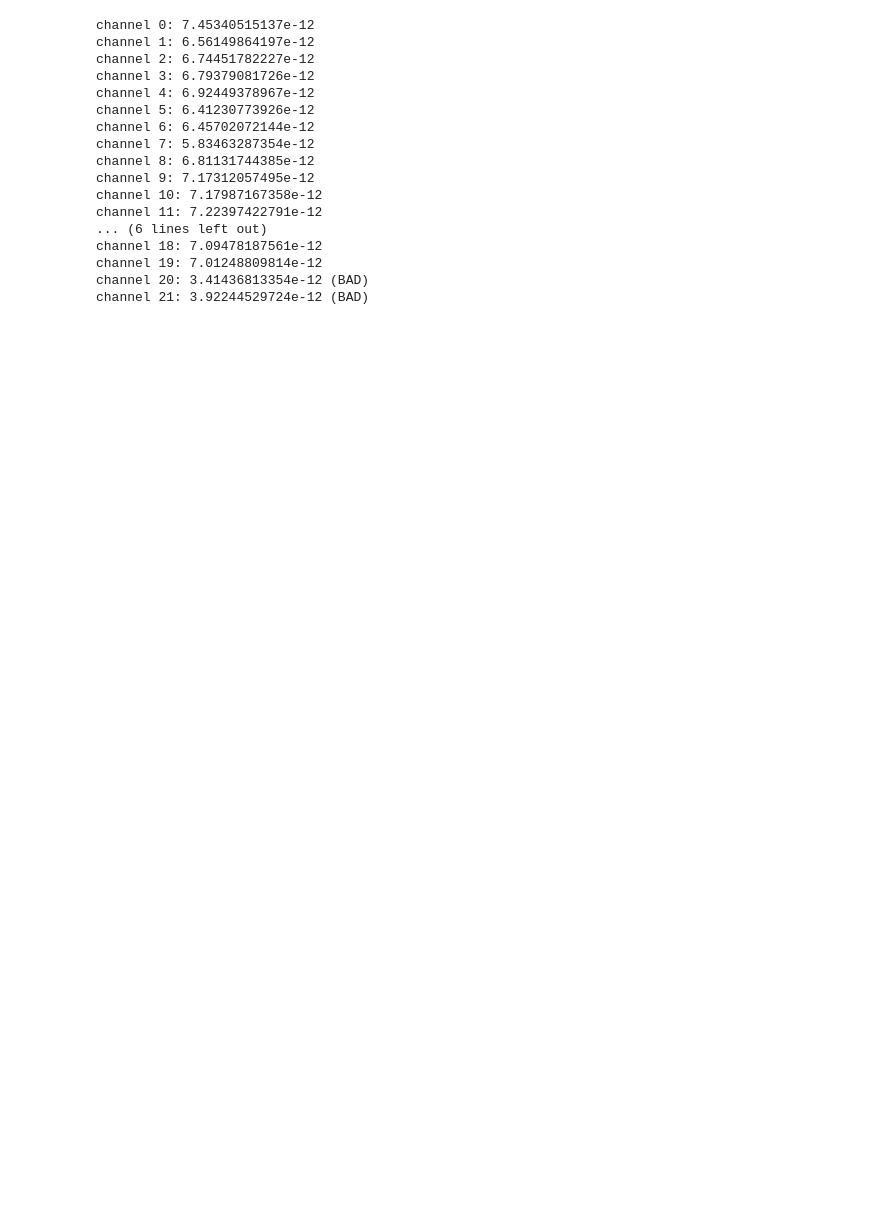
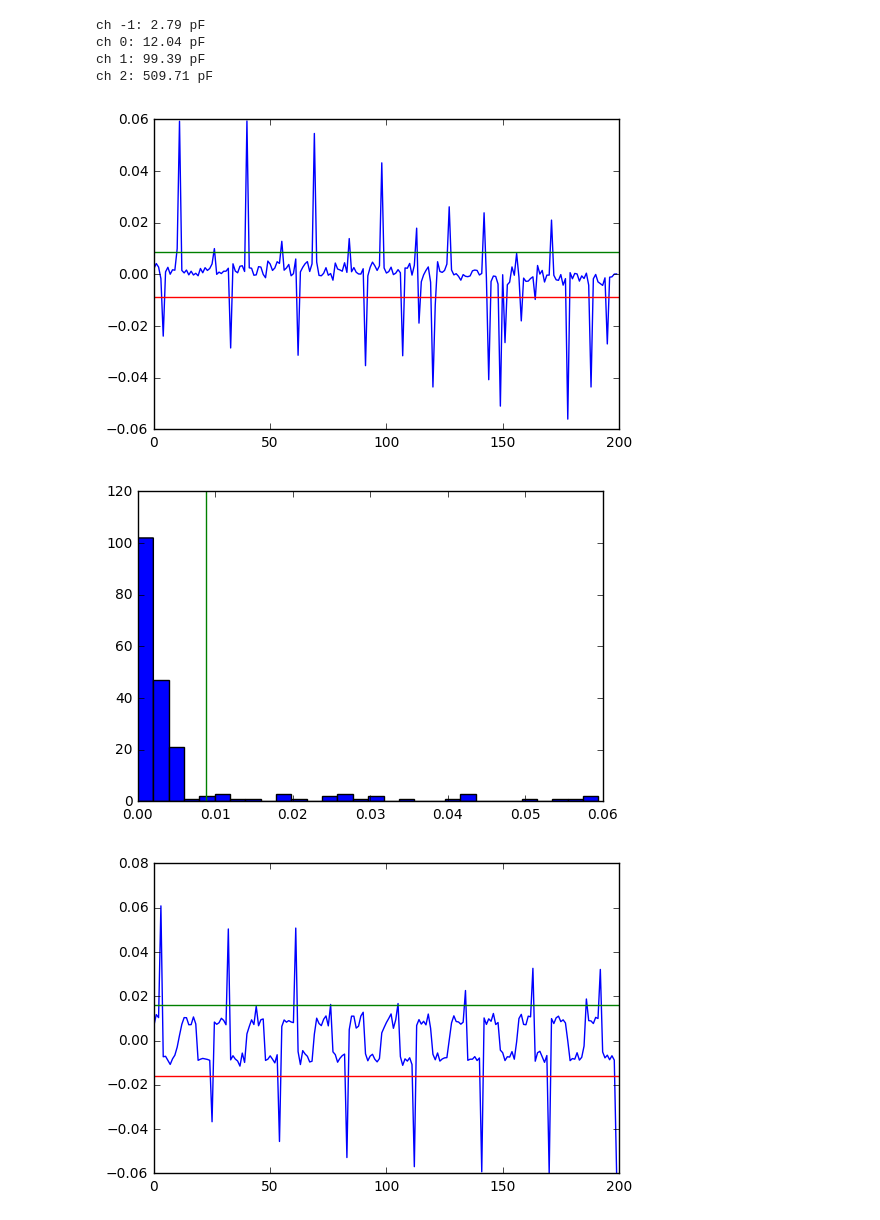
Before and after one commit to Blue-Ocean-Technologies-Inc/dropbot.py, a Jupyter notebook: dropbot/notebooks/test_switches.ipynb, the cells around one changed output. Cells and saved outputs as stored; diff of their text form; code cells hidden in the pictures; blank space fills up the shorter version.

```diff
--- a/dropbot/notebooks/test_switches.ipynb
+++ b/dropbot/notebooks/test_switches.ipynb
@@ -80,56 +123,58 @@ rms_error = 2.7%
+# %%
+import teensy_minimal_rpc as tmr
+import teensy_minimal_rpc.adc_sampler
+
+n_samples = 200
+gain_power = 5
+
+#sampling_rate, adc_settings, adc_sampler = \
+#    proxy.analog_reads_config('PGA0', n_samples, gain_power=gain_power)
+
+sampling_rate, adc_settings, adc_sampler = \
+    proxy.analog_reads_config('A11', n_samples)
 # %%
 # test channels using the test-board
 
 def sample_feedback(i, plot=False, n_samples=50, gain_power=5):
     c = proxy.select_on_board_test_capacitor(i)
-    time.sleep(.5)
-    sampling_rate, adc_settings, df_volts, df_adc_results = proxy.analog_reads('PGA0', n_samples, gain_power=gain_power)
+    time.sleep(.05)
+    df_adc_results = (adc_sampler.start_read(sample_rate_hz=sampling_rate)
+                      .get_results())
+    df_volts, df_adc_results = \
+        tmr.adc_sampler.format_adc_results(df_adc_results, adc_settings)
+    c = proxy.select_on_board_test_capacitor(-1)
     v_gnd = np.mean(df_volts)
     v_rms = np.sqrt(np.mean((df_volts - v_gnd)**2))
-    v_abs = np.mean(np.abs(df_volts - v_gnd))
-    c_meas = v_abs.values[0] / proxy.voltage * 0.15e-6
+    v_abs = np.abs(df_volts - v_gnd)
+    v_abs_mean = np.mean(v_abs)
+    filter_th = v_abs_mean * 1.5
+    v_filtered_mean = np.mean(v_abs[v_abs < filter_th])
+    c_meas = v_filtered_mean.values[0] / proxy.voltage * 0.15e-6
+
     if plot:
         plt.figure()
         plt.plot(df_volts.values - v_gnd[0])
+        plt.plot(plt.xlim(), [filter_th, filter_th], 'k--')
+        plt.plot(plt.xlim(), [-filter_th, -filter_th], 'k--')
+        plt.figure()
+        plt.hist(np.abs(df_volts.values - v_gnd[0]), 30)
+        plt.plot([filter_th, filter_th], plt.ylim(), 'k--')
     return c_meas
 
 proxy.voltage = 100
 proxy.hv_output_enabled = True
 
-start_time = time.time()
-threshold = 5e-12
 c = []
-for i in range(0, 40):
-    state = np.zeros(proxy.number_of_channels)
-    state[i] = 1
-    proxy.state_of_channels = state
-    c.append(sample_feedback(-1, n_samples=50))
-    if c[-1] < threshold:
-        print "channel %d: %s (BAD)" % (i, c[-1])
-    else:
-        print "channel %d: %s" % (i, c[-1])
+for i in [-1, 0, 1, 2]:
+    c = sample_feedback(i, True)
+    print "ch %d: %.2f pF" % (i, c / 1e-12)
 
-bad_count = np.count_nonzero(np.array(c) < 5e-12)
-print "\nTest took %.1f s" % (time.time() - start_time)
-print "%d of %d switches bad (%.1f %%)"  % (bad_count, len(c), float(bad_count) / len(c)*100)
-
-plt.title('DropBot system: %s' % str(proxy.uuid)[-8:])
-plt.bar(range(len(c)), c)
+proxy.hv_output_enabled = False
 # %% [output]
-channel 0: 7.45340515137e-12
-channel 1: 6.56149864197e-12
-channel 2: 6.74451782227e-12
-channel 3: 6.79379081726e-12
-channel 4: 6.92449378967e-12
-channel 5: 6.41230773926e-12
-channel 6: 6.45702072144e-12
-channel 7: 5.83463287354e-12
-channel 8: 6.81131744385e-12
-channel 9: 7.17312057495e-12
-channel 10: 7.17987167358e-12
-channel 11: 7.22397422791e-12
-... (6 lines left out)
-channel 18: 7.09478187561e-12
-channel 19: 7.01248809814e-12
-channel 20: 3.41436813354e-12 (BAD)
-channel 21: 3.92244529724e-12 (BAD)
+ch -1: 2.79 pF
+ch 0: 12.04 pF
+ch 1: 99.39 pF
+ch 2: 509.71 pF
+[figure, added]
+[figure, added]
+[figure, added]
```
Also changed, not shown: parts of 5 cells of this notebook.
